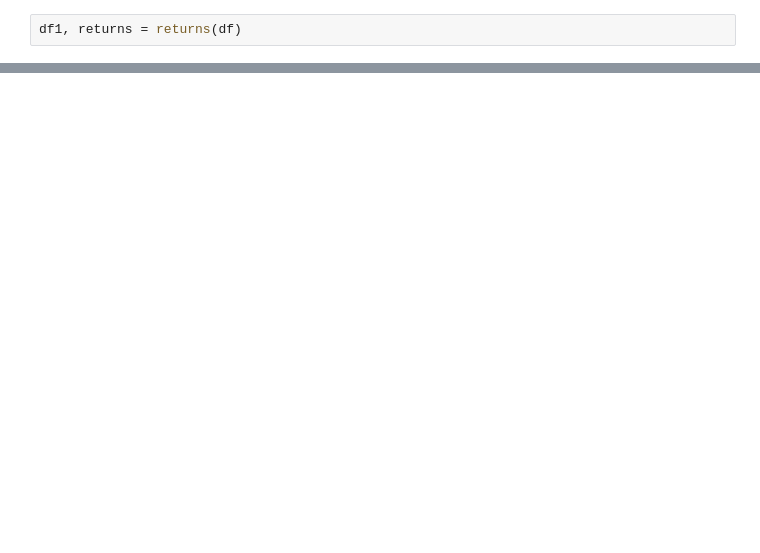
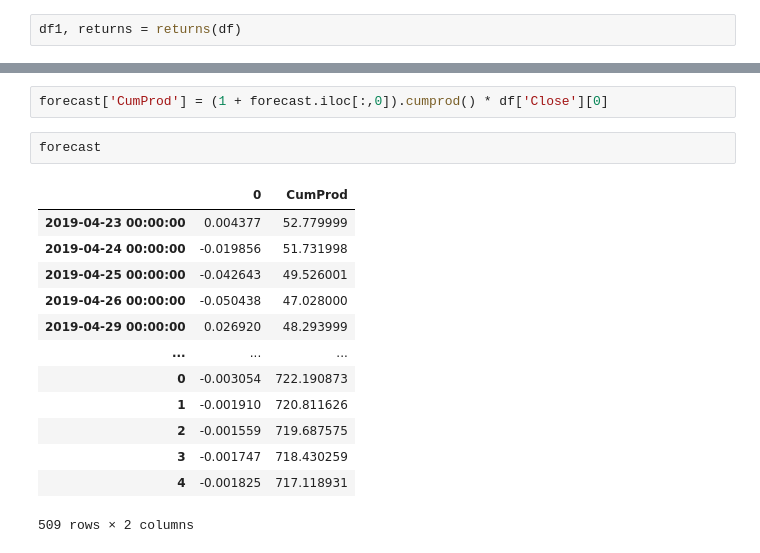
Before and after one commit to DataNinjasPro/Project_2, a Jupyter notebook: final_main.ipynb, the cells around one changed output, grey strips where cells are left out. Drawn from its saved outputs; the diff is of its cells as text; blank space fills up the shorter version.

```diff
--- a/final_main.ipynb
+++ b/final_main.ipynb
@@ -29,0 +137,18 @@ historic_cumulative_returns(df1).plot(figsize = (15,7.5), title = "60 Day Cumula
+# %%
+forecast['CumProd'] = (1 + forecast.iloc[:,0]).cumprod() * df['Close'][0]
+# %%
+forecast
+# %% [output]
+|  | 0 | CumProd |
+| 2019-04-23 00:00:00 | 0.004377 | 52.779999 |
+| 2019-04-24 00:00:00 | -0.019856 | 51.731998 |
+| 2019-04-25 00:00:00 | -0.042643 | 49.526001 |
+| 2019-04-26 00:00:00 | -0.050438 | 47.028000 |
+| 2019-04-29 00:00:00 | 0.026920 | 48.293999 |
+| ... | ... | ... |
+| 0 | -0.003054 | 722.190873 |
+| 1 | -0.001910 | 720.811626 |
+| 2 | -0.001559 | 719.687575 |
+| 3 | -0.001747 | 718.430259 |
+| 4 | -0.001825 | 717.118931 |
+509 rows × 2 columns
```
Also changed, not shown: parts of 23 cells of this notebook, 4 other files.
